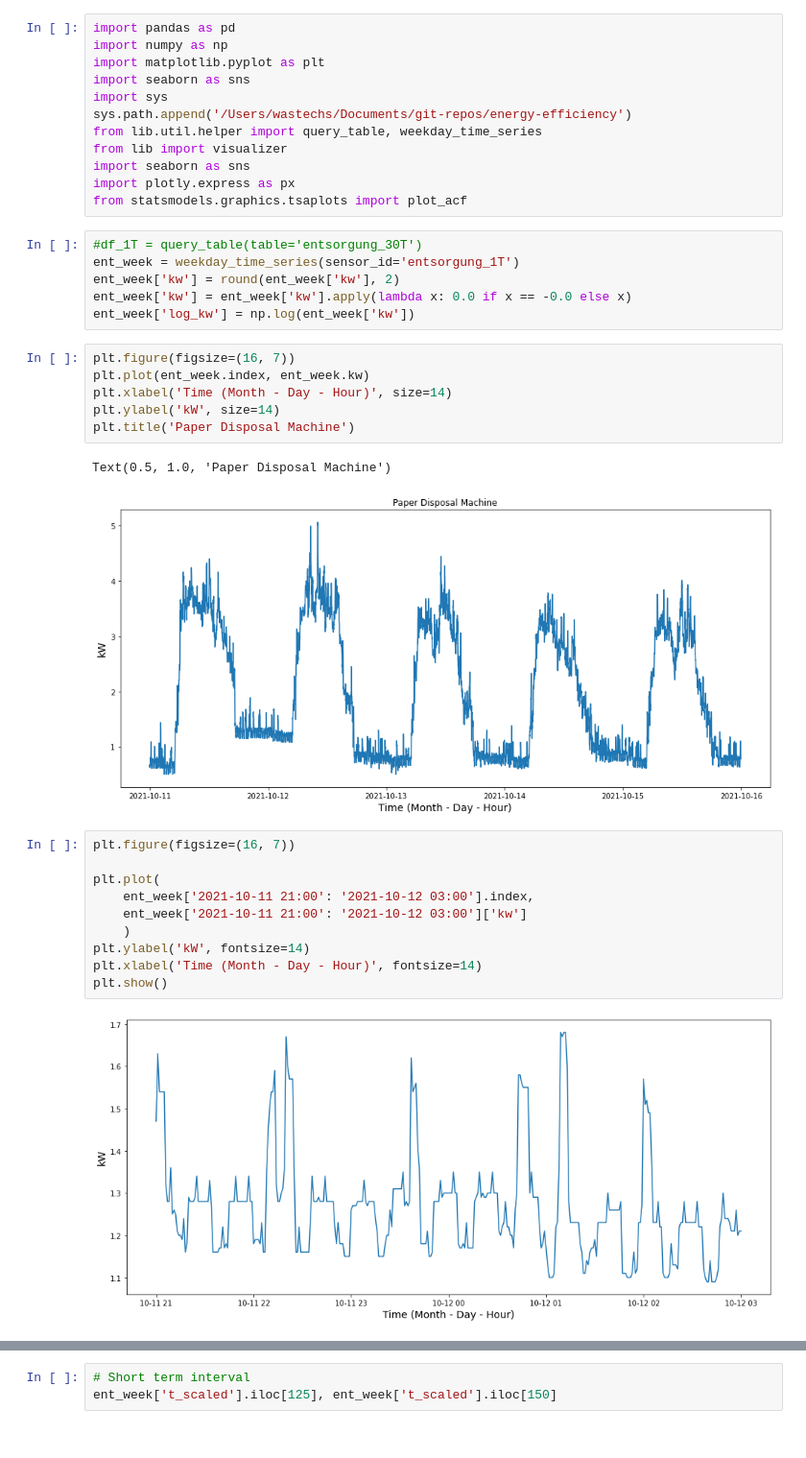
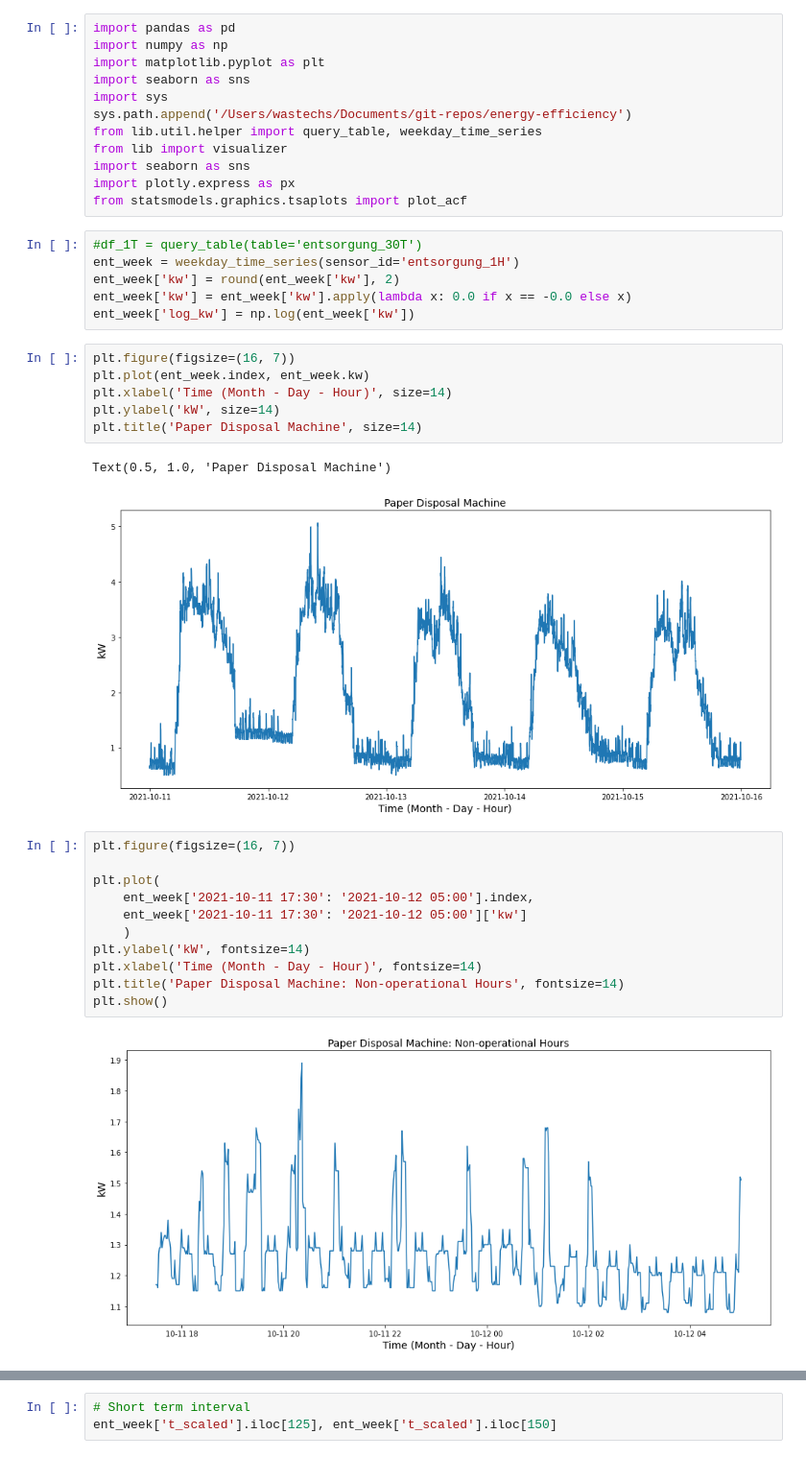
Before and after one commit to GStechschulte/energy-efficiency, a Jupyter notebook: EDA/gassmann_load_profiles/entsorgung.ipynb, the cells around one changed output, grey strips where cells are left out. Shown: that part at 96% size. Saved outputs shown, nothing was run; the diff lists cells and outputs as text.

```diff
--- a/EDA/gassmann_load_profiles/entsorgung.ipynb
+++ b/EDA/gassmann_load_profiles/entsorgung.ipynb
@@ -12,7 +12,7 @@ import plotly.express as px
 from statsmodels.graphics.tsaplots import plot_acf
 # %%
 #df_1T = query_table(table='entsorgung_30T')
-ent_week = weekday_time_series(sensor_id='entsorgung_1T')
+ent_week = weekday_time_series(sensor_id='entsorgung_1H')
 ent_week['kw'] = round(ent_week['kw'], 2)
 ent_week['kw'] = ent_week['kw'].apply(lambda x: 0.0 if x == -0.0 else x)
 ent_week['log_kw'] = np.log(ent_week['kw'])
@@ -21,19 +21,20 @@ plt.figure(figsize=(16, 7))
 plt.plot(ent_week.index, ent_week.kw)
 plt.xlabel('Time (Month - Day - Hour)', size=14)
 plt.ylabel('kW', size=14)
-plt.title('Paper Disposal Machine')
+plt.title('Paper Disposal Machine', size=14)
 # %% [output]
 Text(0.5, 1.0, 'Paper Disposal Machine')
-[figure, old version]
+[figure, new version]
 # %%
 plt.figure(figsize=(16, 7))
 
 plt.plot(
-    ent_week['2021-10-11 21:00': '2021-10-12 03:00'].index,
-    ent_week['2021-10-11 21:00': '2021-10-12 03:00']['kw']
+    ent_week['2021-10-11 17:30': '2021-10-12 05:00'].index,
+    ent_week['2021-10-11 17:30': '2021-10-12 05:00']['kw']
     )
 plt.ylabel('kW', fontsize=14)
 plt.xlabel('Time (Month - Day - Hour)', fontsize=14)
+plt.title('Paper Disposal Machine: Non-operational Hours', fontsize=14)
 plt.show()
 # %% [output]
-[figure, old version]
+[figure, new version]
```
Also changed, not shown: parts of 5 cells of this notebook.
